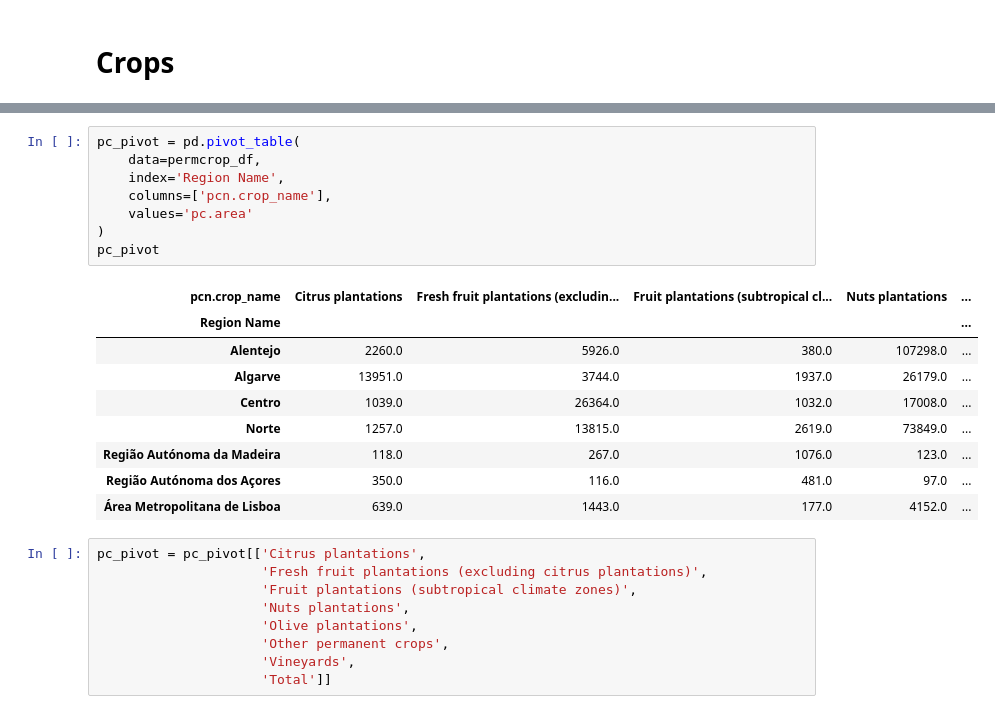
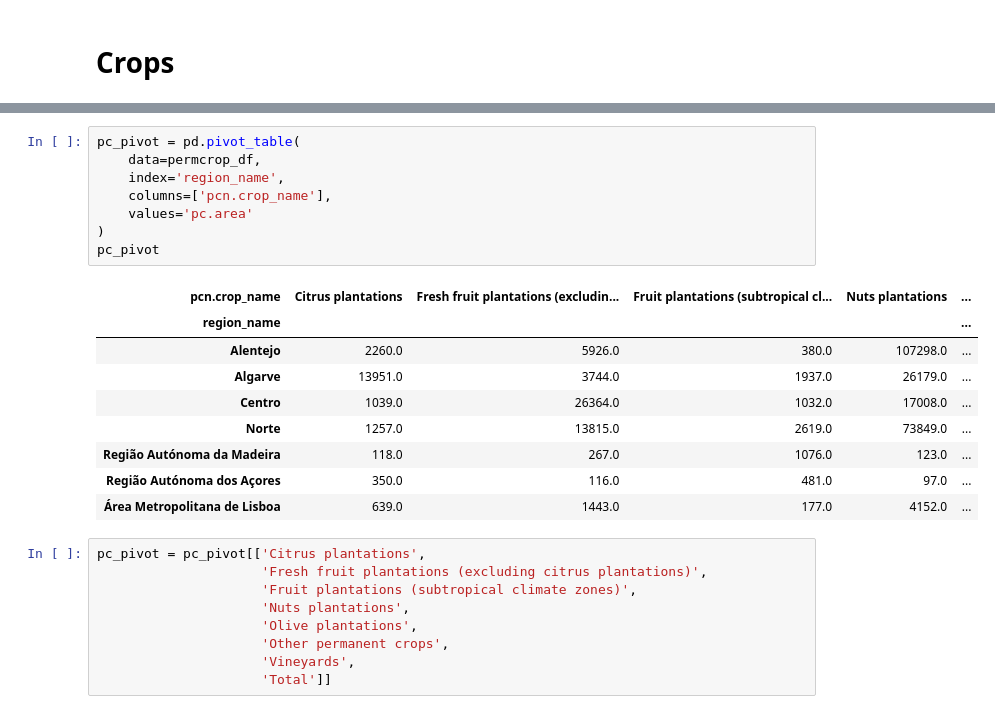
Before and after one commit to domwelsh/avcad_final, a Jupyter notebook: Codes/dom_initial_explore.ipynb, the cells around one changed output, grey strips where cells are left out. Drawn from its saved outputs; the diff is of its cells as text.

Commit message:
Updated CSV column names, updated codes to use new names

```diff
--- a/Codes/dom_initial_explore.ipynb
+++ b/Codes/dom_initial_explore.ipynb
@@ -34,14 +34,14 @@ tempcrop_df.head()
 # %%
 pc_pivot = pd.pivot_table(
     data=permcrop_df,
-    index='Region Name',
+    index='region_name',
     columns=['pcn.crop_name'],
     values='pc.area'
 )
 pc_pivot
 # %% [output]
 | pcn.crop_name | Citrus plantations | Fresh fruit plantations (excludin... | Fruit plantations (subtropical cl... | Nuts plantations | ... |
-| Region Name |  |  |  |  | ... |
+| region_name |  |  |  |  | ... |
 | Alentejo | 2260.0 | 5926.0 | 380.0 | 107298.0 | ... |
 | Algarve | 13951.0 | 3744.0 | 1937.0 | 26179.0 | ... |
 | Centro | 1039.0 | 26364.0 | 1032.0 | 17008.0 | ... |
```
Also changed, not shown: parts of 14 cells of this notebook, 11 other files.
